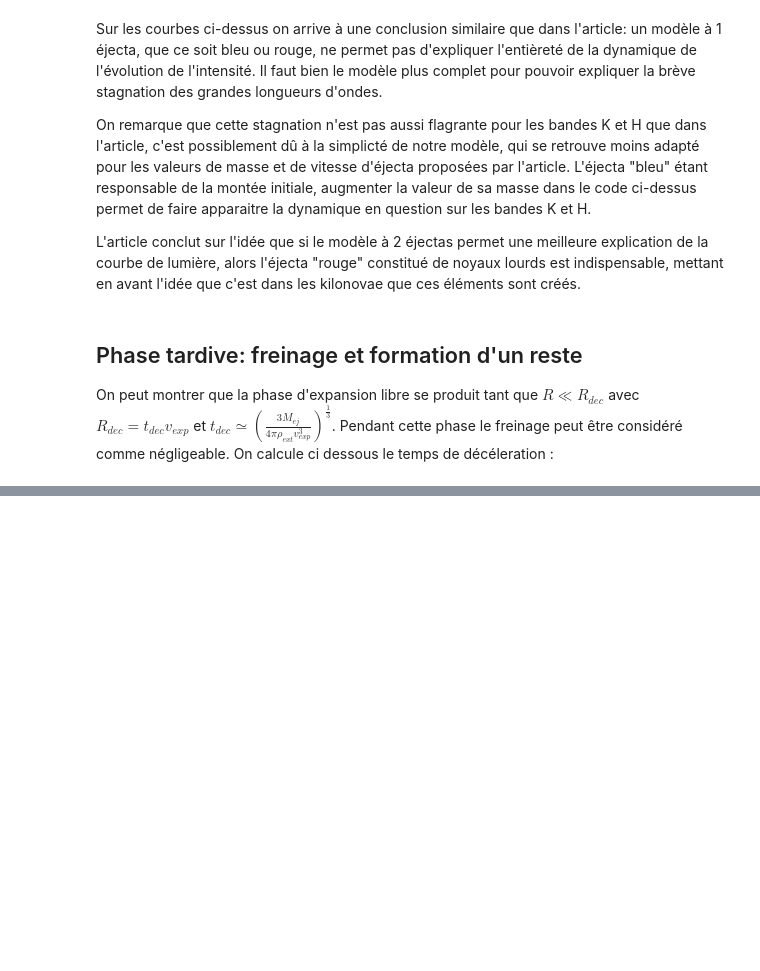
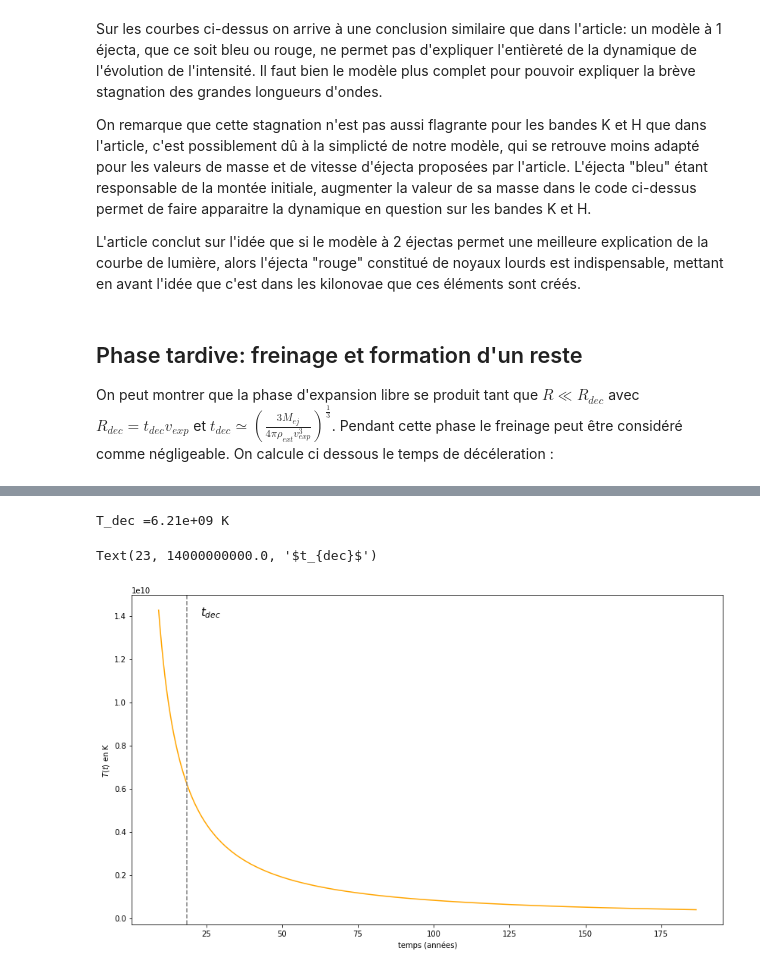
Before and after one commit to romainpch/PHY583, a Jupyter notebook: Astro.ipynb, the cells around one changed output, grey strips where cells are left out. Cells and saved outputs as stored; diff of their text form; code cells hidden in the pictures; blank space fills up the shorter version.

```diff
--- a/Astro.ipynb
+++ b/Astro.ipynb
@@ -655,0 +668,25 @@ def R_phase2(t):
+# %%
+def rho_(t):
+    return 4*rho_ext
+def P_(t):
+    return 3/4*rho_ext*pow(V_sedov(t),2)
+
+def T_dec (t):
+    return (3*mu_ext*m_p)/(16*kb)*pow(V_sedov(t),2)
+
+print("T_dec ="+ str("%.2e"%T_dec(t_dec))+" K")
+# %% [output]
+T_dec =6.21e+09 K
+# %%
+plt.figure(figsize=[14,8])
+
+plt.xlabel('temps (années)')
+plt.ylabel('$T(t)$ en K ')
+plt.plot(s2year(t_list2), T_dec(t_list2), color='orange', label='$R(t)$')
+plt.axvline(x=s2year(t_dec),color='gray',linestyle='--')
+
+#Ajout legende pour t_dec
+plt.text(int(s2year(t_dec))+5,1.4e10,'$t_{dec}$',fontsize=15)
+# %% [output]
+Text(23, 14000000000.0, '$t_{dec}$')
+[figure, added]
```
Also changed, not shown: parts of 21 cells of this notebook.
